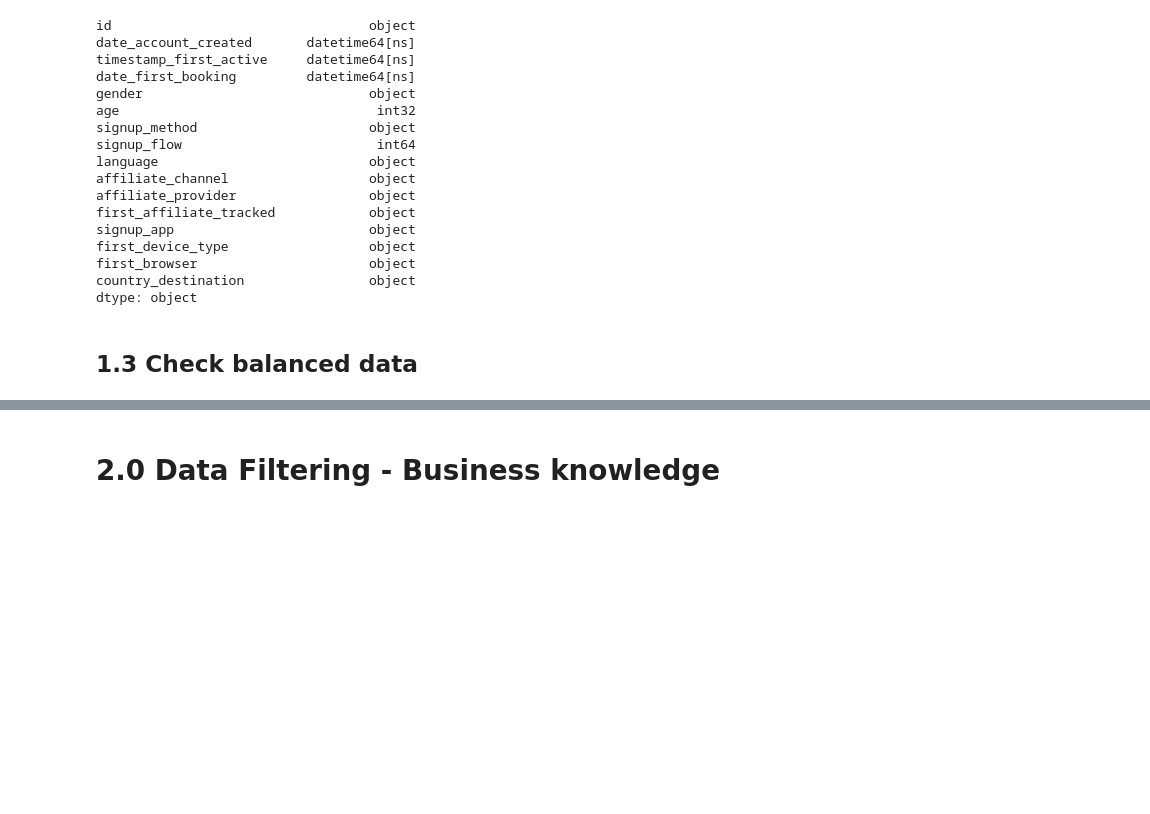
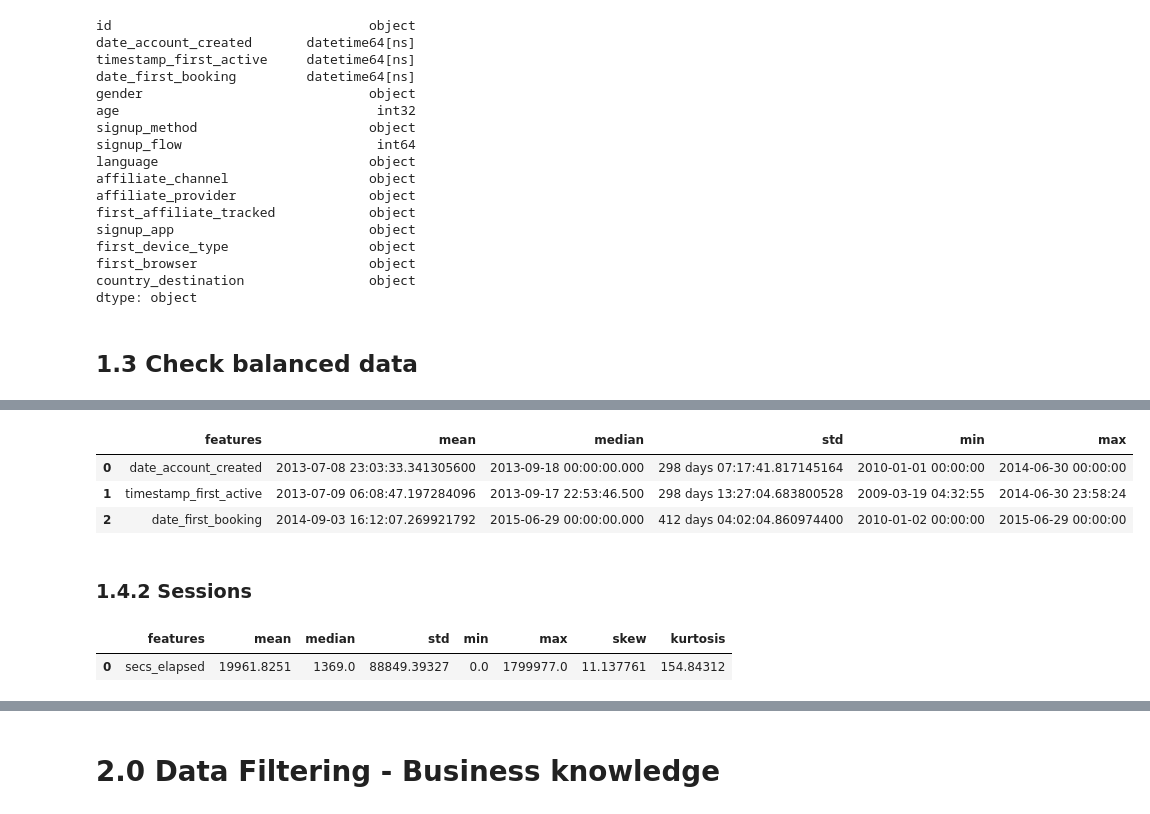
Before and after one commit to marcosbertochi/airbnbpredictfirstbooking, a Jupyter notebook: airbnb-predict-1st-booking-v2.ipynb, the cells around one changed output, grey strips where cells are left out. Saved outputs shown, nothing was run; the diff lists cells and outputs as text; code cells hidden in the pictures; blank space fills up the shorter version.

```diff
--- a/airbnb-predict-1st-booking-v2.ipynb
+++ b/airbnb-predict-1st-booking-v2.ipynb
@@ -221,0 +339,9 @@ Name: country_destination, dtype: float64
+# %%
+time_att_users.agg(["mean","median","std","min","max"]).T.reset_index().rename(columns= {'index' : 'features'})
+# %% [output]
+|  | features | mean | median | std | min | max |
+| 0 | date_account_created | 2013-07-08 23:03:33.341305600 | 2013-09-18 00:00:00.000 | 298 days 07:17:41.817145164 | 2010-01-01 00:00:00 | 2014-06-30 00:00:00 |
+| 1 | timestamp_first_active | 2013-07-09 06:08:47.197284096 | 2013-09-17 22:53:46.500 | 298 days 13:27:04.683800528 | 2009-03-19 04:32:55 | 2014-06-30 23:58:24 |
+| 2 | date_first_booking | 2014-09-03 16:12:07.269921792 | 2015-06-29 00:00:00.000 | 412 days 04:02:04.860974400 | 2010-01-02 00:00:00 | 2015-06-29 00:00:00 |
+# %% [markdown]
+### 1.4.2 Sessions
@@ -221,0 +354,5 @@ Name: country_destination, dtype: float64
+# %%
+num_att_sessions.agg(["mean","median","std","min","max","skew","kurtosis"]).T.reset_index().rename(columns= {'index' : 'features'})
+# %% [output]
+|  | features | mean | median | std | min | max | skew | kurtosis |
+| 0 | secs_elapsed | 19961.8251 | 1369.0 | 88849.39327 | 0.0 | 1799977.0 | 11.137761 | 154.84312 |
```
Also changed, not shown: parts of 29 cells of this notebook.
